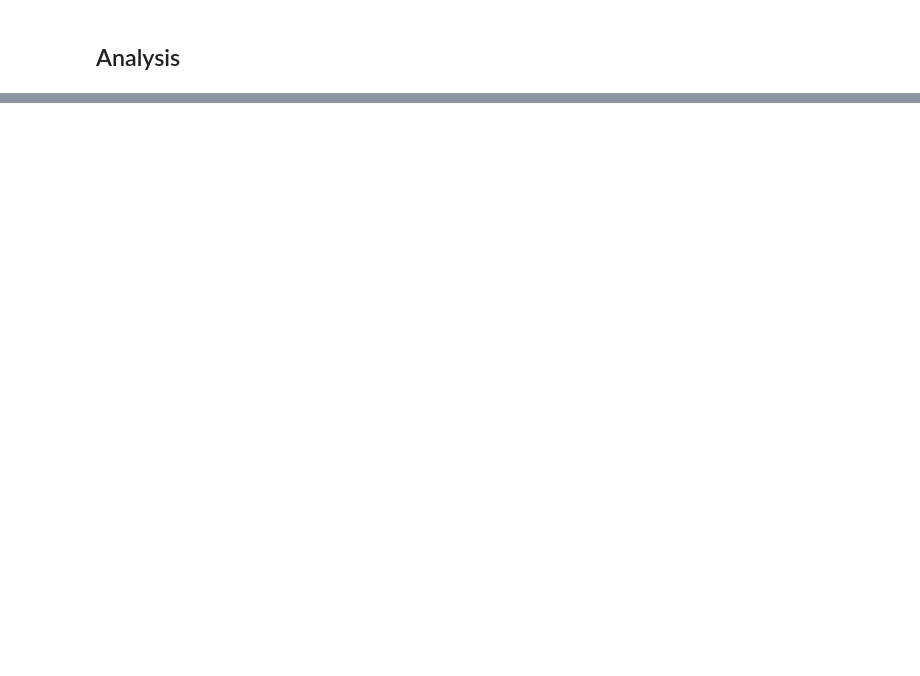
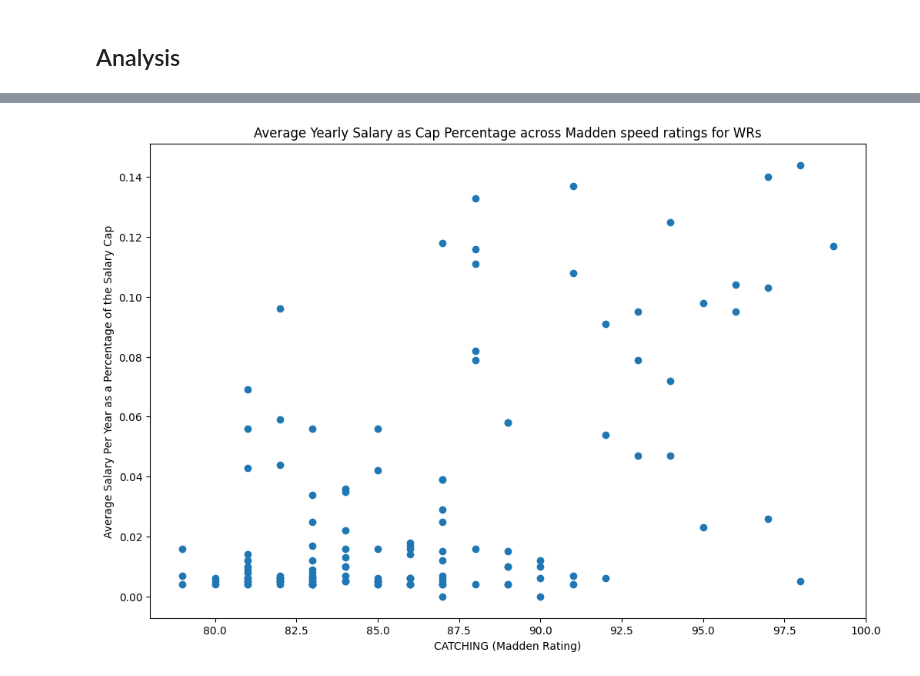
Before and after one commit to CharlieHubbard7/NFLResearch, a Jupyter notebook: NFL_Research_(5_26_26).ipynb, the cells around one changed output, grey strips where cells are left out. Drawn from its saved outputs; the diff is of its cells as text; code cells hidden in the pictures; blank space fills up the shorter version.

```diff
--- a/NFL_Research_(5_26_26).ipynb
+++ b/NFL_Research_(5_26_26).ipynb
@@ -400,0 +473,4 @@ madden.head(10)
+# %%
+plotPositionAndFeature(madden_with_contracts.query("Overall > 70"), "WR", "CATCHING")
+# %% [output]
+[figure, added]
```
Also changed, not shown: parts of 25 cells of this notebook.
